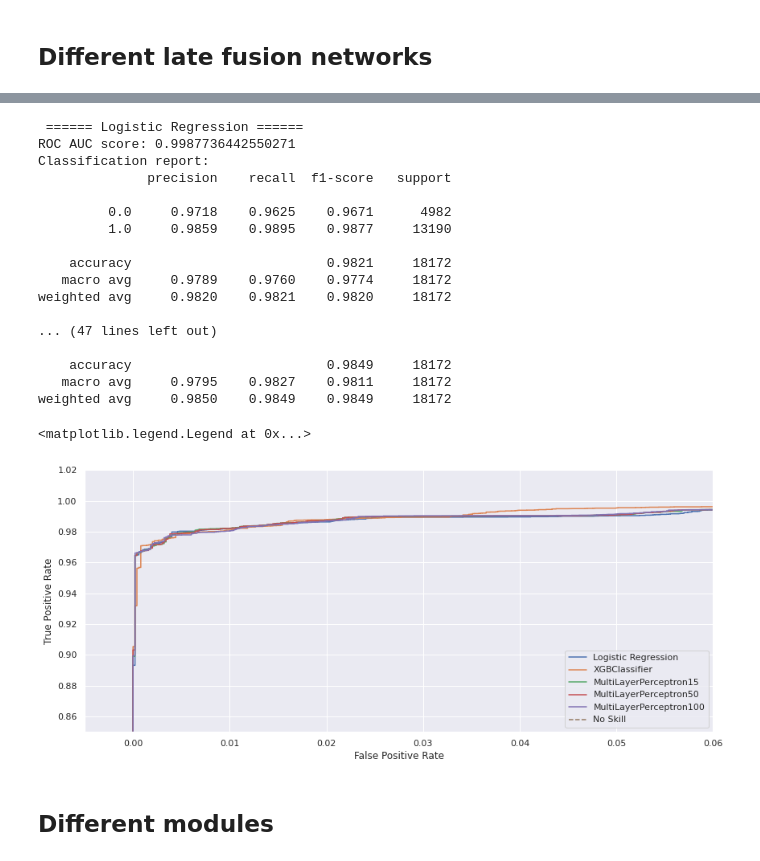
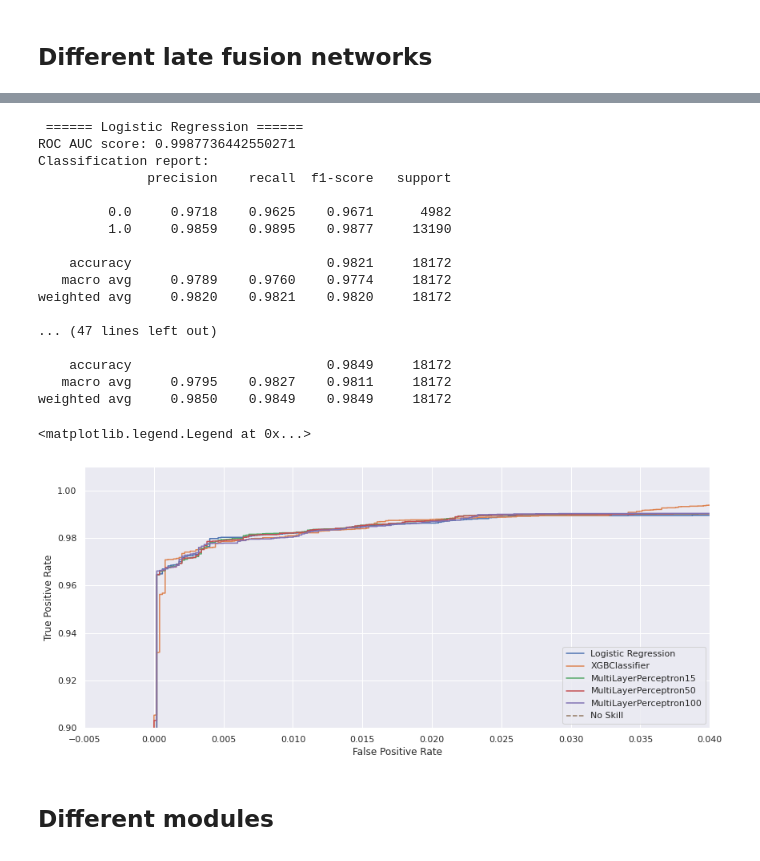
Before and after one commit to dtrizna/quo.vadis, a Jupyter notebook: evaluation/composite/composite_model_evaluation.ipynb, the cells around one changed output, grey strips where cells are left out. Cells and saved outputs as stored; diff of their text form; code cells hidden in the pictures.

```diff
--- a/evaluation/composite/composite_model_evaluation.ipynb
+++ b/evaluation/composite/composite_model_evaluation.ipynb
@@ -33,11 +33,11 @@ def fit(models, x_trains, y_train, save=False):
             models[model].save_late_fusion_model()
         print(f"Took: {time.time() - c1:.2f}s")
 
-def evaluate(models, x_tests, y_test, ax=None, print_score=True):
+def evaluate(models, x_tests, y_test, ax=None, threshold=0.6, print_score=True):
     probs = {}
     for model in models:
         probs[model] = models[model].predict_proba(x_tests[model])[:,1]
-        preds = np.where(probs[model] > 0.5, 1, 0)
+        preds = np.where(probs[model] > threshold, 1, 0)
         if print_score:
             print("\n", "="*6, f"{model}", "="*6)
             print(f"ROC AUC score: {roc_auc_score(y_test, probs[model])}")
@@ -95,28 +95,28 @@ Fitting model: MultiLayerPerceptron100 | Took: 13.00s
 # %%
 pp = evaluate(models, x_tests, y_test)
-plt.xlim([-0.005, 0.06])
-plt.ylim([0.85, 1.02])
+plt.xlim([-0.005, 0.04])
+plt.ylim([0.9, 1.01])
 plt.legend(loc="lower right")
 # %% [output]
  ====== Logistic Regression ======
 ROC AUC score: 0.9987736442550271
 Classification report:
               precision    recall  f1-score   support
 
          0.0     0.9718    0.9625    0.9671      4982
          1.0     0.9859    0.9895    0.9877     13190
 
     accuracy                         0.9821     18172
    macro avg     0.9789    0.9760    0.9774     18172
 weighted avg     0.9820    0.9821    0.9820     18172
 
 ... (47 lines left out)
 
     accuracy                         0.9849     18172
    macro avg     0.9795    0.9827    0.9811     18172
 weighted avg     0.9850    0.9849    0.9849     18172
 <matplotlib.legend.Legend at 0x...>
-[figure, old version]
+[figure, new version]
 # %% [markdown]
 ## Different modules
 # %%
```
Also changed, not shown: parts of 28 cells of this notebook.
